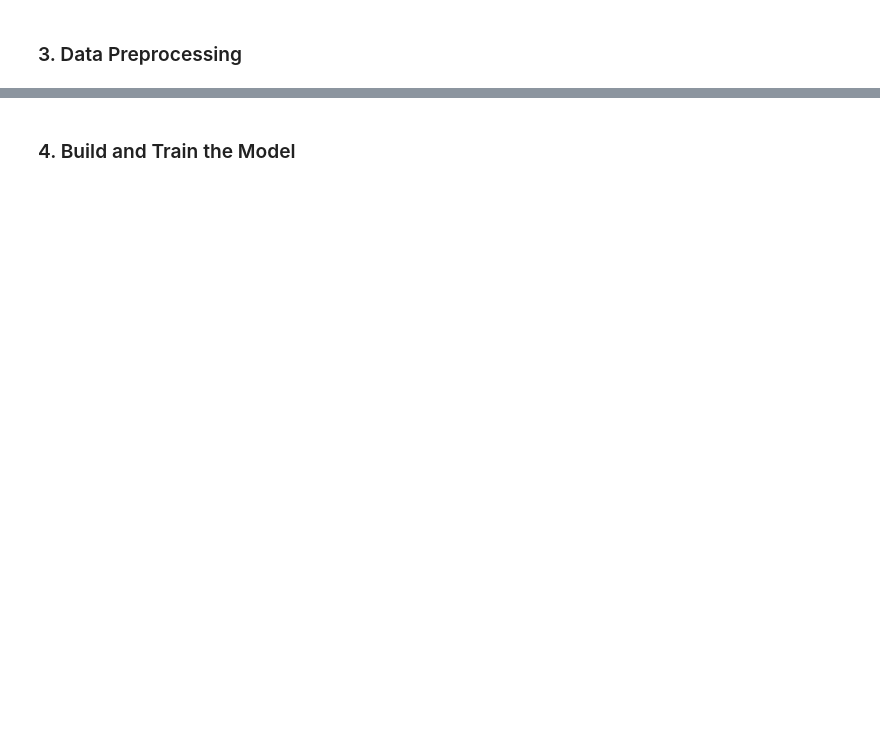
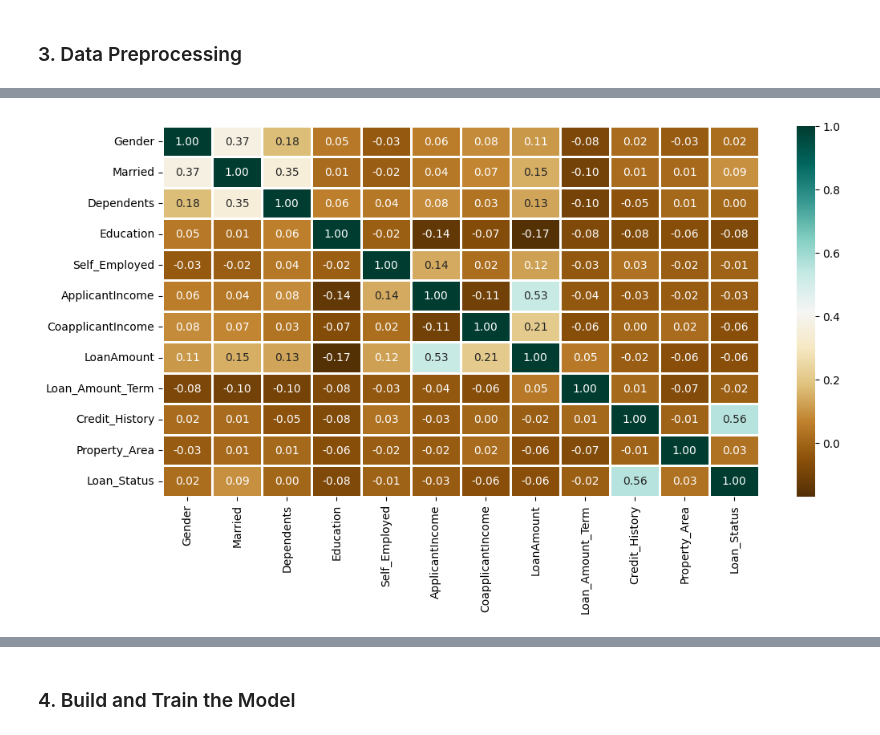
Before and after one commit to fatahrahimi330/100-Machine-Learning-Projects, a Jupyter notebook: 35-Loan Approval Prediction/loan_approval_prediction.ipynb, the cells around one changed output, grey strips where cells are left out. Cells and saved outputs as stored; diff of their text form; code cells hidden in the pictures; blank space fills up the shorter version.

```diff
--- a/35-Loan Approval Prediction/loan_approval_prediction.ipynb
+++ b/35-Loan Approval Prediction/loan_approval_prediction.ipynb
@@ -20,0 +119,6 @@ FileNotFoundError: [Errno 2] No such file or directory: 'LoanApprovalPrediction.
+# %%
+from sklearn.preprocessing import LabelEncoder
+
+label_encoder = LabelEncoder()
+for col in obj_col:
+  df[col] = label_encoder.fit_transform(df[col])
@@ -20,0 +130,8 @@ FileNotFoundError: [Errno 2] No such file or directory: 'LoanApprovalPrediction.
+# %%
+plt.figure(figsize=(12,6))
+
+sns.heatmap(df.corr(),cmap='BrBG',fmt='.2f',
+            linewidths=2,annot=True)
+plt.show()
+# %% [output]
+[figure, added]
```
Also changed, not shown: parts of 19 cells of this notebook, 1 other file.
